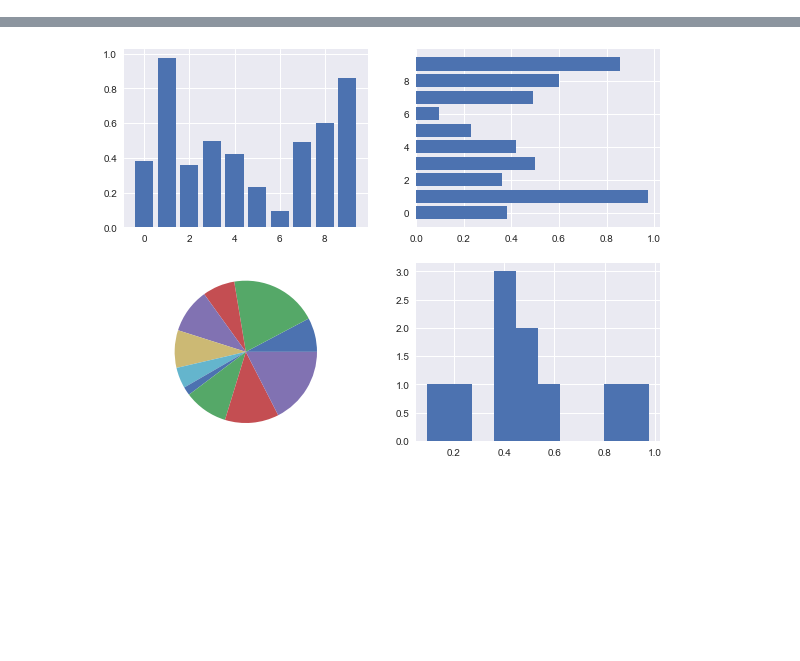
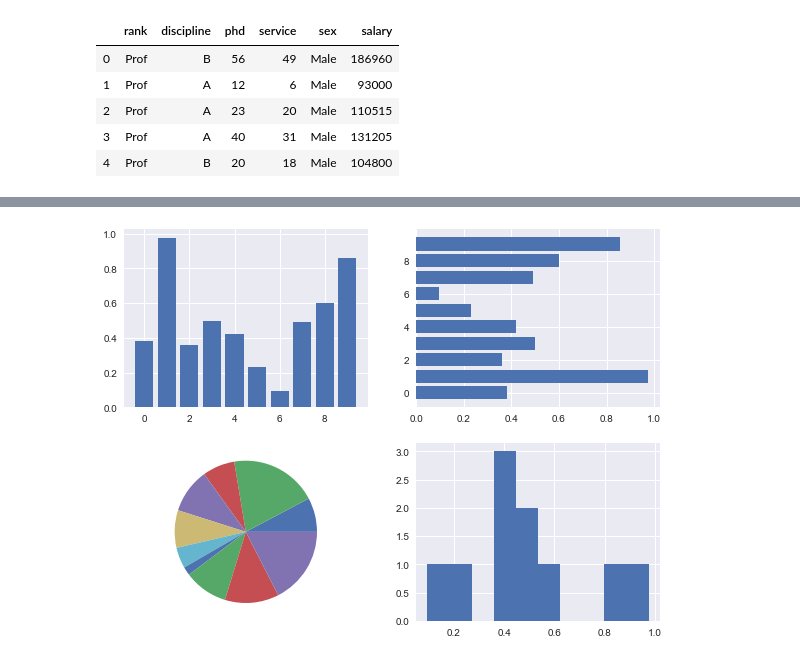
Before and after one commit to data-octo/python_beginner_advanced, a Jupyter notebook: 7 python for data science.ipynb, the cells around one changed output, grey strips where cells are left out. Saved outputs shown, nothing was run; the diff lists cells and outputs as text; code cells hidden in the pictures; blank space fills up the shorter version.

```diff
--- a/7 python for data science.ipynb
+++ b/7 python for data science.ipynb
@@ -273,0 +30,17 @@ plt.show()
+# %%
+# Example of Data Analysis
+
+import pandas as pd
+
+#Read csv file
+df = pd.read_csv("http://rcs.bu.edu/examples/python/data_analysis/Salaries.csv")
+
+#Display a few first records
+df.head(5)
+# %% [output]
+|  | rank | discipline | phd | service | sex | salary |
+| 0 | Prof | B | 56 | 49 | Male | 186960 |
+| 1 | Prof | A | 12 | 6 | Male | 93000 |
+| 2 | Prof | A | 23 | 20 | Male | 110515 |
+| 3 | Prof | A | 40 | 31 | Male | 131205 |
+| 4 | Prof | B | 20 | 18 | Male | 104800 |
```
Also changed, not shown: parts of 25 cells of this notebook, 3 other files.
